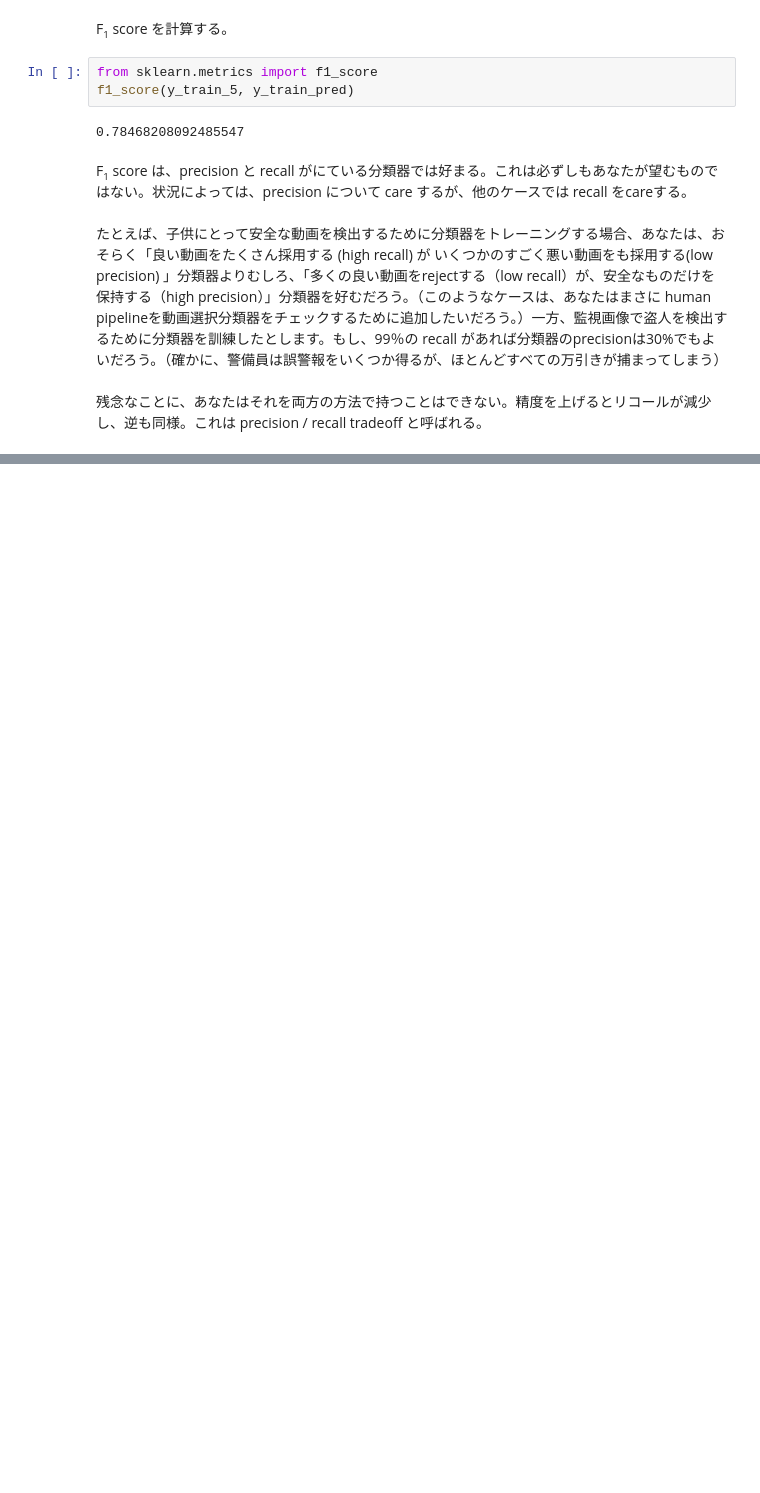
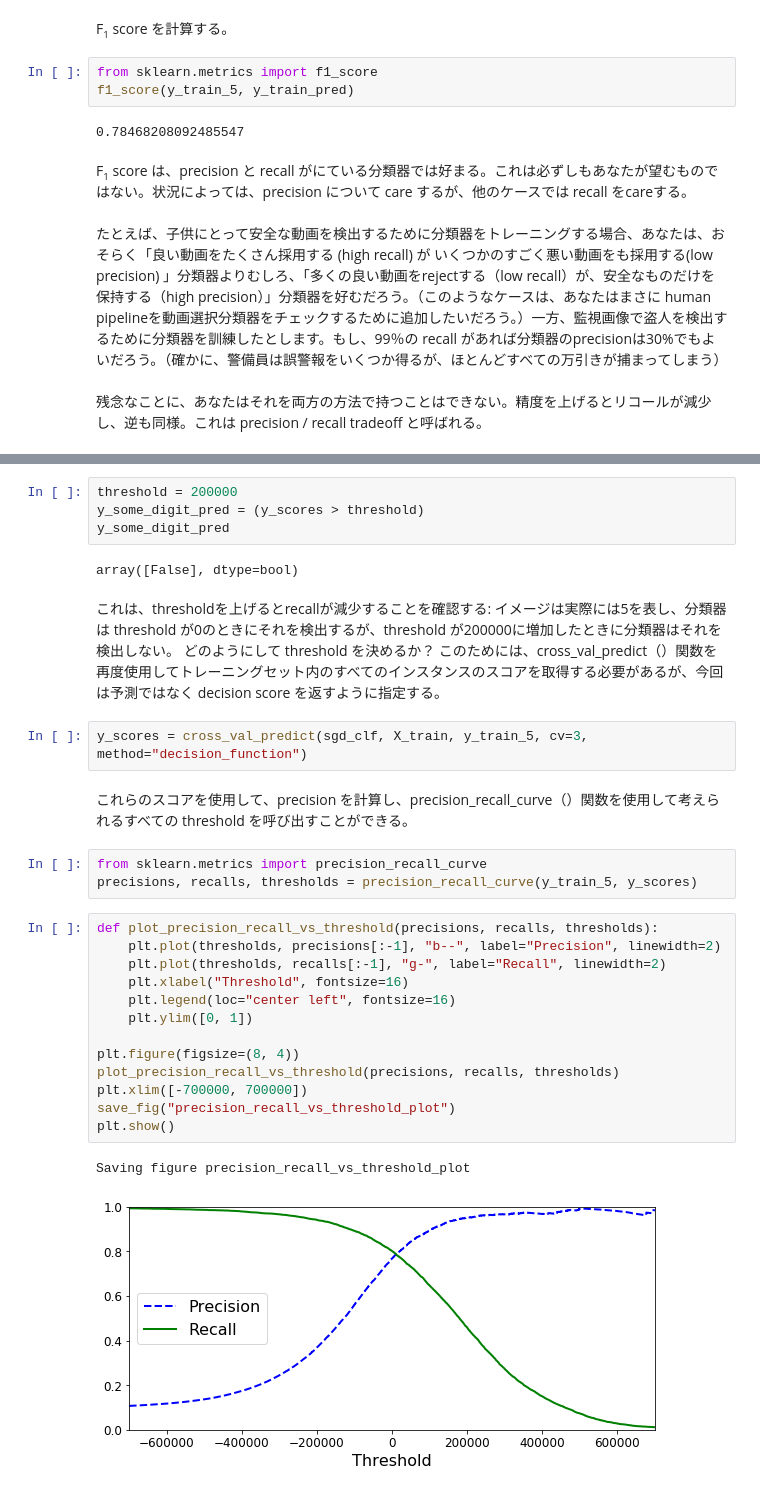
Before and after one commit to takakoron/python_ml, a Jupyter notebook: TM_chap3.ipynb, the cells around one changed output, grey strips where cells are left out. Drawn from its saved outputs; the diff is of its cells as text; blank space fills up the shorter version.

```diff
--- a/TM_chap3.ipynb
+++ b/TM_chap3.ipynb
@@ -461,0 +494,32 @@ F<sub><small>1</small></sub> score は、precision と recall がにている分
+# %%
+threshold = 200000
+y_some_digit_pred = (y_scores > threshold)
+y_some_digit_pred
+# %% [output]
+array([False], dtype=bool)
+# %% [markdown]
+これは、thresholdを上げるとrecallが減少することを確認する: イメージは実際には5を表し、分類器は threshold が0のときにそれを検出するが、threshold が200000に増加したときに分類器はそれを検出しない。
+どのようにして threshold を決めるか？ このためには、cross_val_predict（）関数を再度使用してトレーニングセット内のすべてのインスタンスのスコアを取得する必要があるが、今回は予測ではなく decision score を返すように指定する。
+# %%
+y_scores = cross_val_predict(sgd_clf, X_train, y_train_5, cv=3, method="decision_function")
+# %% [markdown]
+これらのスコアを使用して、precision を計算し、precision_recall_curve（）関数を使用して考えられるすべての threshold を呼び出すことができる。
+# %%
+from sklearn.metrics import precision_recall_curve
+precisions, recalls, thresholds = precision_recall_curve(y_train_5, y_scores)
+# %%
+def plot_precision_recall_vs_threshold(precisions, recalls, thresholds):
+    plt.plot(thresholds, precisions[:-1], "b--", label="Precision", linewidth=2)
+    plt.plot(thresholds, recalls[:-1], "g-", label="Recall", linewidth=2)
+    plt.xlabel("Threshold", fontsize=16)
+    plt.legend(loc="center left", fontsize=16)
+    plt.ylim([0, 1])
+
+plt.figure(figsize=(8, 4))
+plot_precision_recall_vs_threshold(precisions, recalls, thresholds)
+plt.xlim([-700000, 700000])
+save_fig("precision_recall_vs_threshold_plot")
+plt.show()
+# %% [output]
+Saving figure precision_recall_vs_threshold_plot
+[figure, added]
```
Also changed, not shown: parts of 16 cells of this notebook.
